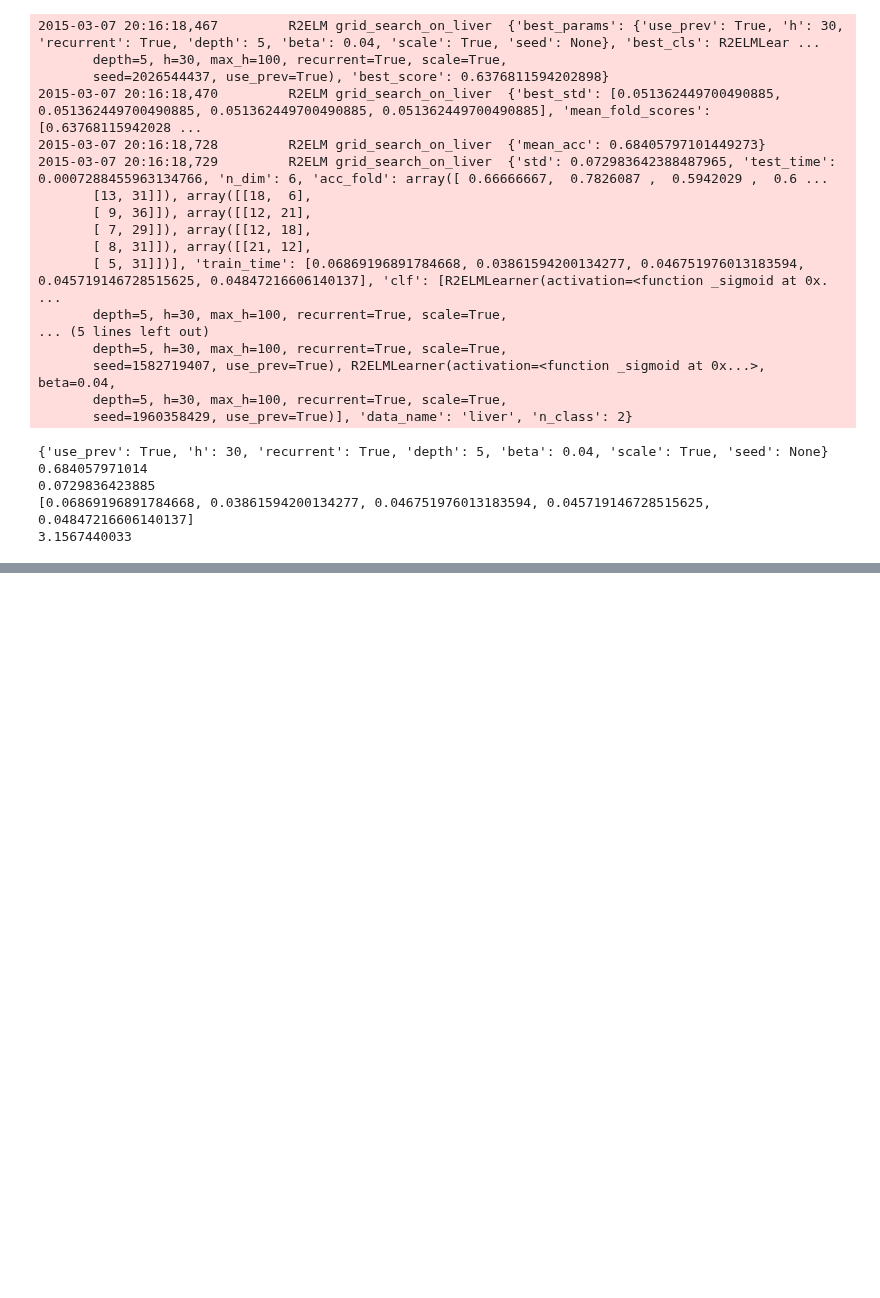
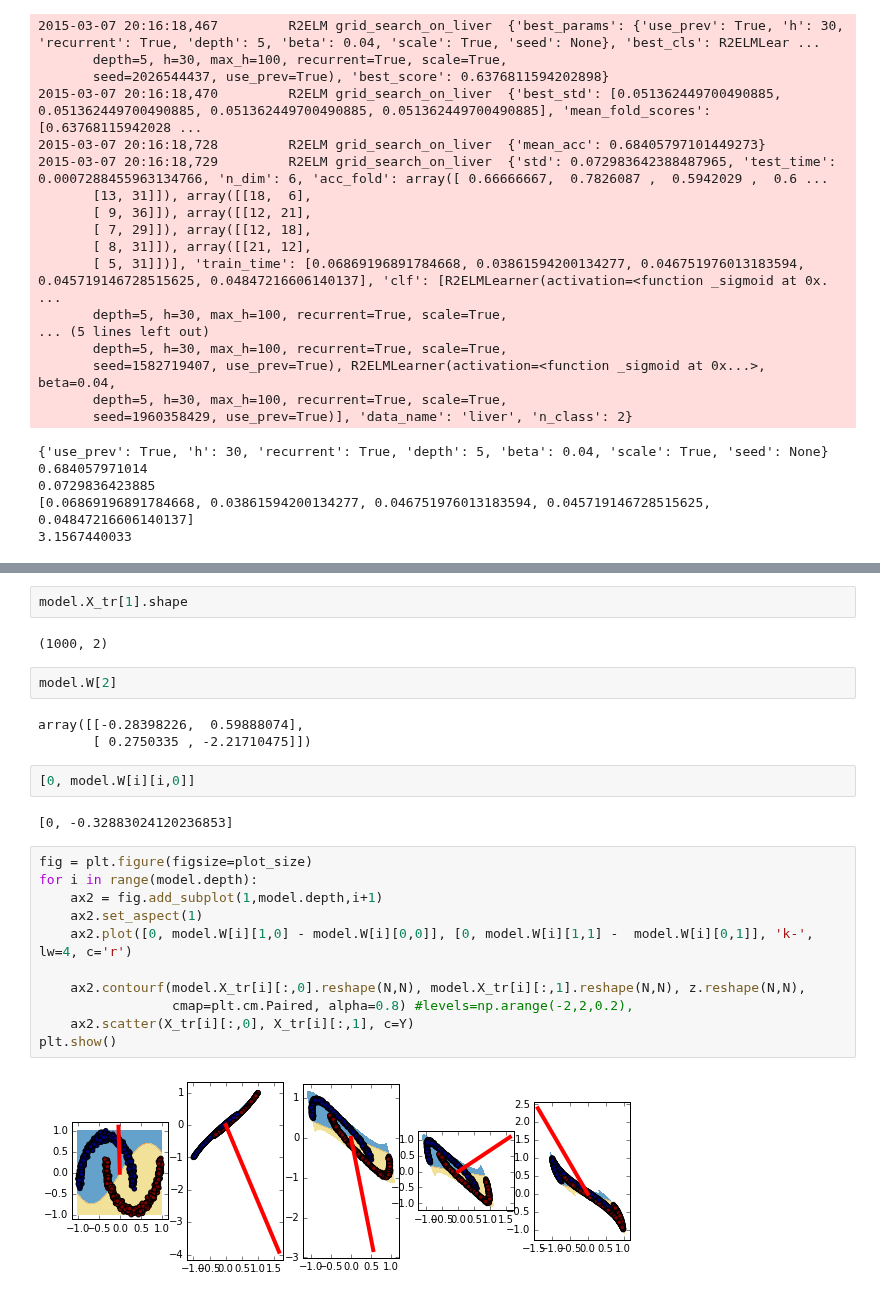
Before and after one commit to kudkudak/r2-learner, a Jupyter notebook: notebooks/sketchbook_staszek.ipynb, the cells around one changed output, grey strips where cells are left out. Cells and saved outputs as stored; diff of their text form; blank space fills up the shorter version.

```diff
--- a/notebooks/sketchbook_staszek.ipynb
+++ b/notebooks/sketchbook_staszek.ipynb
@@ -157,0 +566,26 @@ print E_grid['monitors']['grid_time']
+# %%
+model.X_tr[1].shape
+# %% [output]
+(1000, 2)
+# %%
+model.W[2]
+# %% [output]
+array([[-0.28398226,  0.59888074],
+       [ 0.2750335 , -2.21710475]])
+# %%
+[0, model.W[i][i,0]]
+# %% [output]
+[0, -0.32883024120236853]
+# %%
+fig = plt.figure(figsize=plot_size)
+for i in range(model.depth):
+    ax2 = fig.add_subplot(1,model.depth,i+1)
+    ax2.set_aspect(1)
+    ax2.plot([0, model.W[i][1,0] - model.W[i][0,0]], [0, model.W[i][1,1] -  model.W[i][0,1]], 'k-', lw=4, c='r')
+
+    ax2.contourf(model.X_tr[i][:,0].reshape(N,N), model.X_tr[i][:,1].reshape(N,N), z.reshape(N,N),
+                 cmap=plt.cm.Paired, alpha=0.8) #levels=np.arange(-2,2,0.2),
+    ax2.scatter(X_tr[i][:,0], X_tr[i][:,1], c=Y)
+plt.show()
+# %% [output]
+[figure, added]
```
Also changed, not shown: parts of 40 cells of this notebook, 6 other files.
